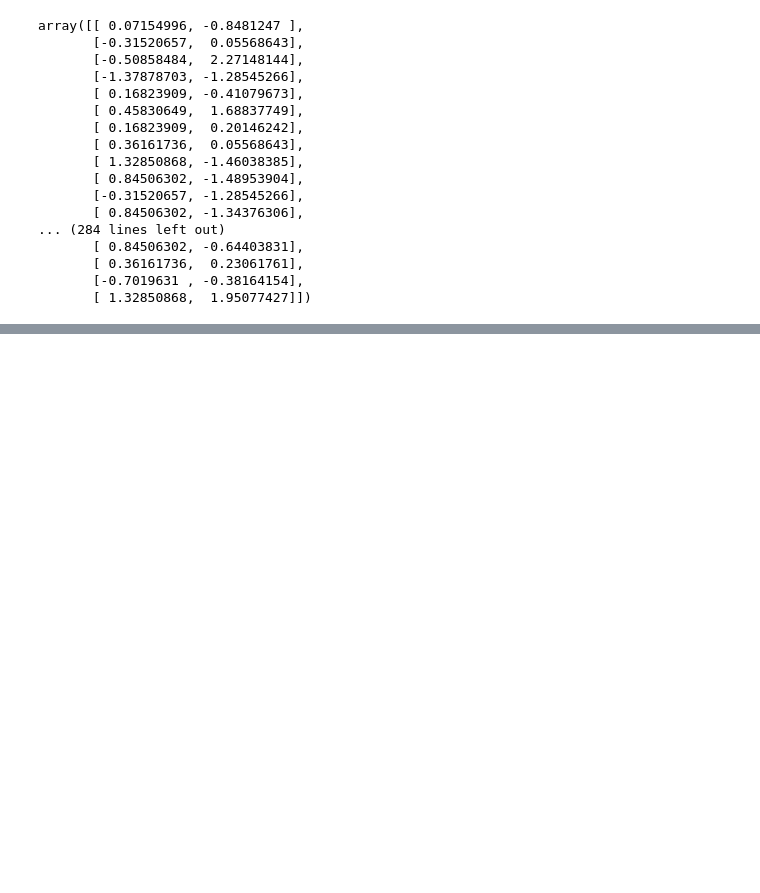
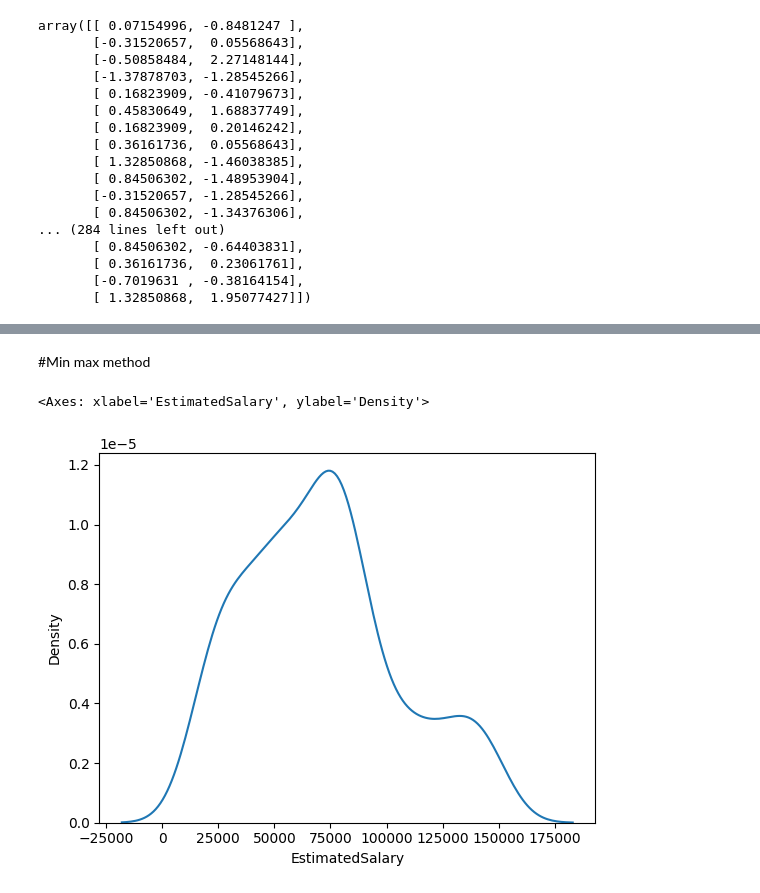
Before and after one commit to SonuDJ55/Feature_Engineering, a Jupyter notebook: FE1.ipynb, the cells around one changed output, grey strips where cells are left out. Saved outputs shown, nothing was run; the diff lists cells and outputs as text; code cells hidden in the pictures; blank space fills up the shorter version.

Commit message:
min max scaler done

```diff
--- a/FE1.ipynb
+++ b/FE1.ipynb
@@ -162,0 +165,8 @@ plt.show()
+# %% [markdown]
+#Min max method
+# %%
+from sklearn.preprocessing import MinMaxScaler
+scaler_min_max = MinMaxScaler()
+scaler_min_max.fit(X_train)
+x_train_min_max =scaler_min_max.transform(X_train)
+x_test_min_max=scaler_min_max.transform(X_test)
@@ -162,0 +177,5 @@ plt.show()
+# %%
+sns.kdeplot(X_train['EstimatedSalary'])
+# %% [output]
+<Axes: xlabel='EstimatedSalary', ylabel='Density'>
+[figure, added]
```
Also changed, not shown: parts of 8 cells of this notebook.
